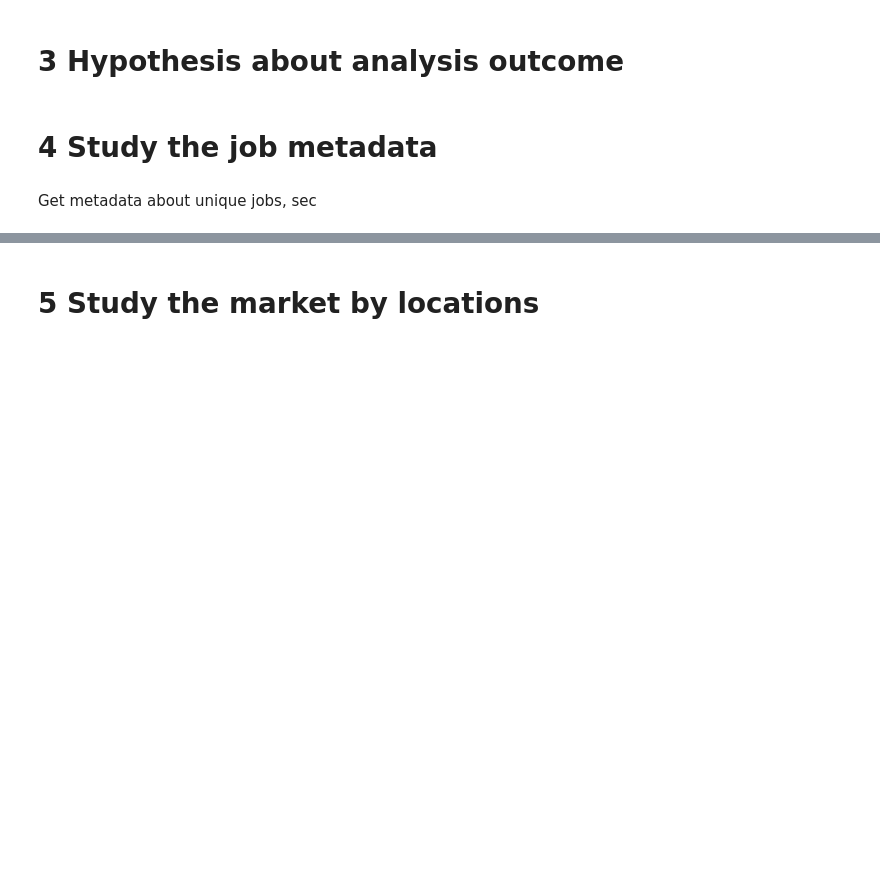
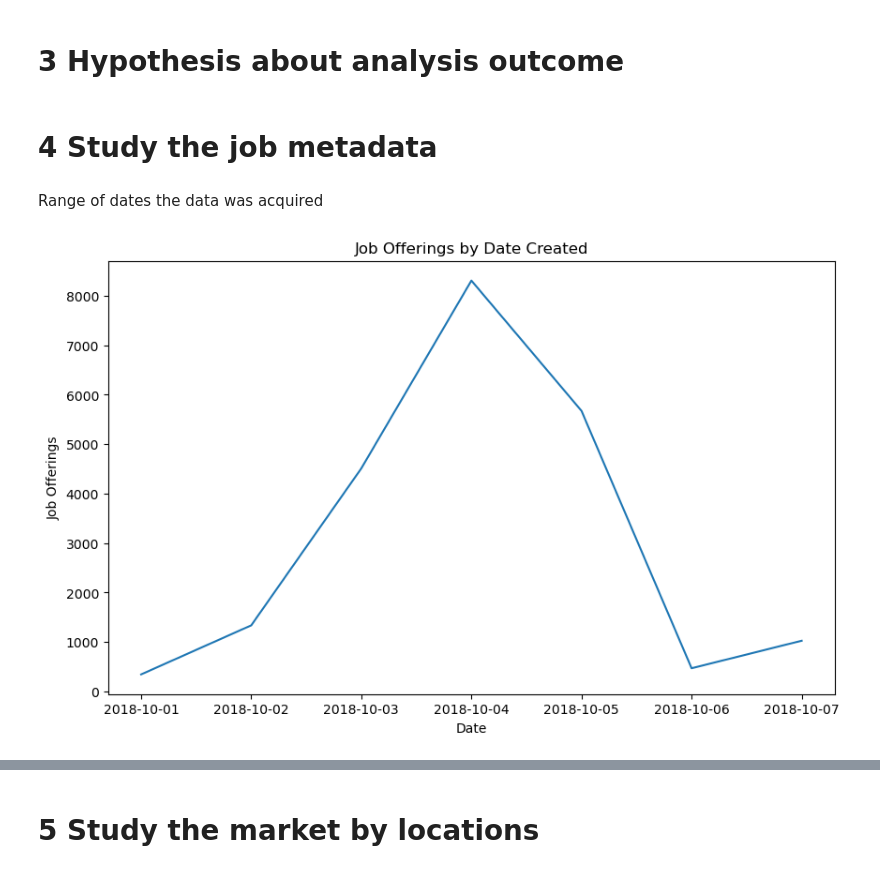
Before and after one commit to jfernando02/3803Assignment, a Jupyter notebook: MergedAssignment.ipynb, the cells around one changed output, grey strips where cells are left out. Drawn from its saved outputs; the diff is of its cells as text; code cells hidden in the pictures; blank space fills up the shorter version.

```diff
--- a/MergedAssignment.ipynb
+++ b/MergedAssignment.ipynb
@@ -248,5 +248,15 @@ memory usage: 22.7+ MB
 # 3 Hypothesis about analysis outcome
 # %% [markdown]
 # 4 Study the job metadata
-# %% [markdown]
-Get metadata about unique jobs, sec
+# %% [markdown]
+Range of dates the data was acquired
+# %%
+metadataDf = pd.read_csv('preprocessed_data.csv')
+date_counts = metadataDf['Date'].value_counts().sort_index()
+date_counts.plot(kind='line', figsize=(10, 6))
+plt.title('Job Offerings by Date Created')
+plt.xlabel('Date')
+plt.ylabel('Job Offerings')
+plt.show()
+# %% [output]
+[figure, added]
```
Also changed, not shown: parts of 15 cells of this notebook.
